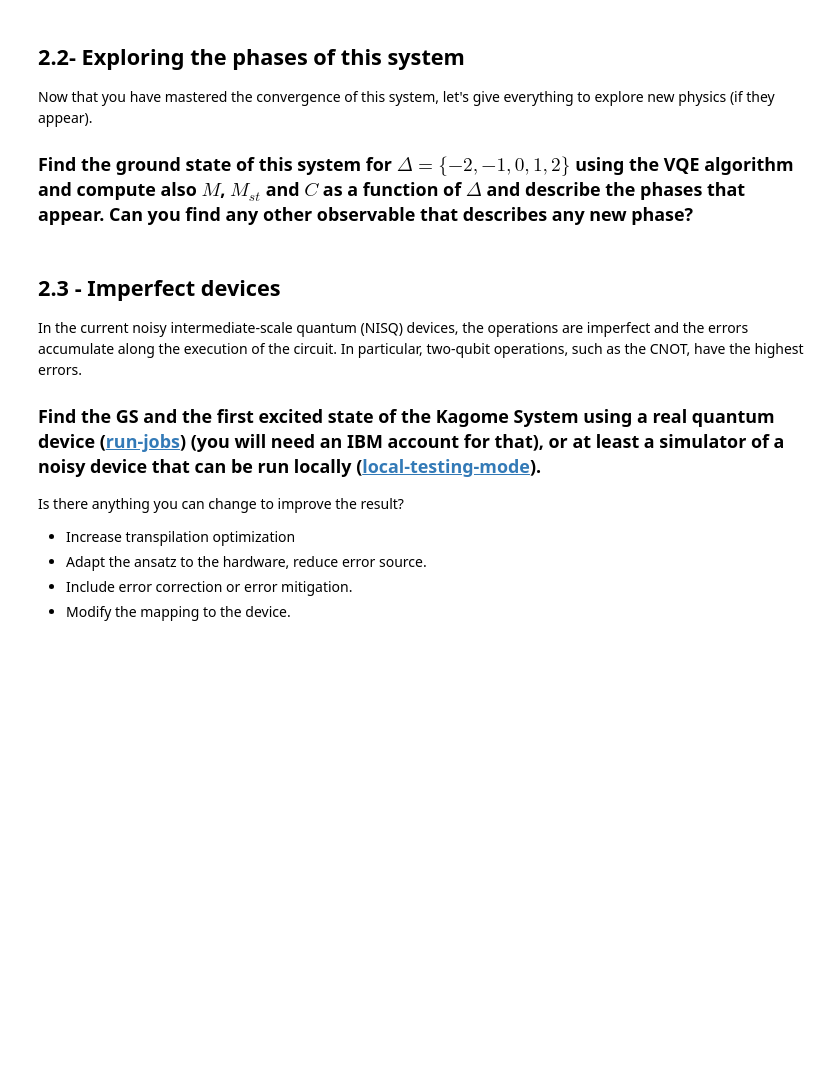
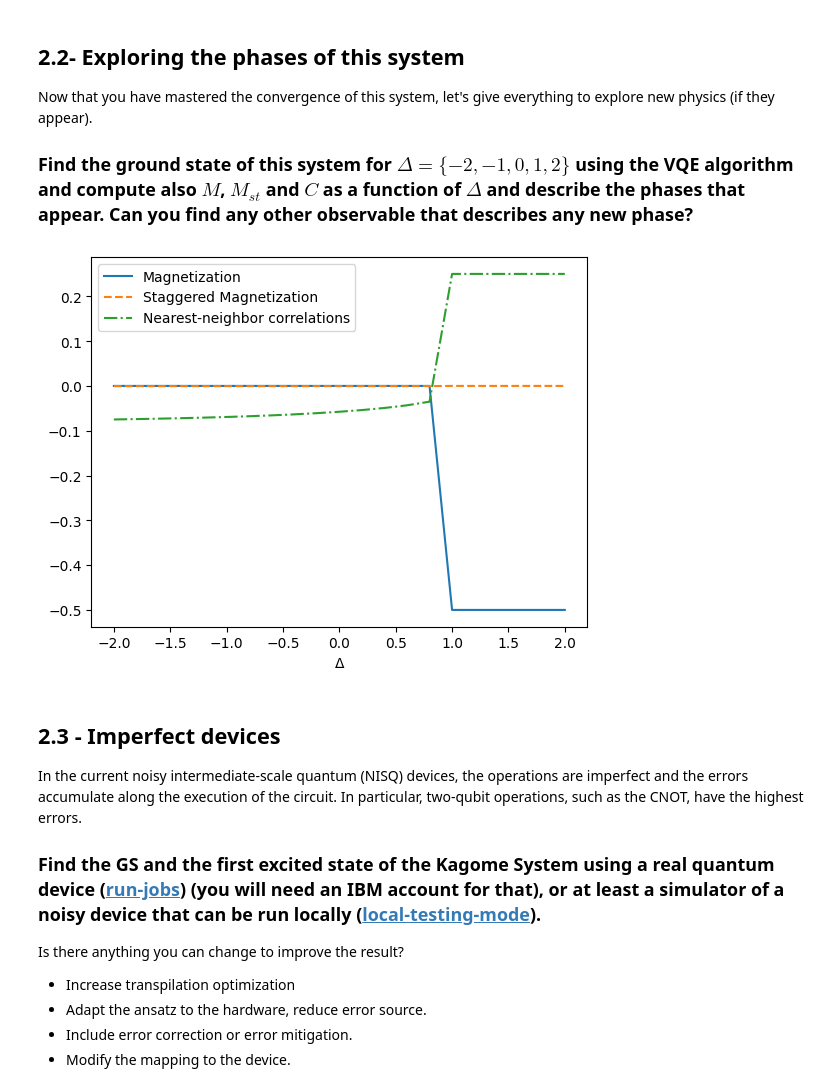
Before and after one commit to quantummasterbarcelonacode/fall-fest-24, a Jupyter notebook: notebooks/challenges/XXZ_Heisenberg_model/PhysicsChallenge.ipynb, the cells around one changed output. Drawn from its saved outputs; the diff is of its cells as text; code cells hidden in the pictures; blank space fills up the shorter version.

```diff
--- a/notebooks/challenges/XXZ_Heisenberg_model/PhysicsChallenge.ipynb
+++ b/notebooks/challenges/XXZ_Heisenberg_model/PhysicsChallenge.ipynb
@@ -1023,12 +1023,13 @@ Now that you have mastered the convergence of this system, let's give everything
 ### Find the ground state of this system for $\Delta=\{-2,-1,0,1,2\}$ using the VQE algorithm and compute also $M$, $M_{st}$ and $C$ as a function of $\Delta$ and describe the phases that appear. Can you find any other observable that describes any new phase?
 # %%
 ### Updated nearest neighbour correlator, which now depends on general graph structure:
-def compute_nearest_neighbour_correlator_general(state_vector: np.ndarray, nearest_neighbour_correlator_opeartor: SparsePauliOp) -> float:
+def compute_nearest_neighbour_correlator_general(state_vector: np.ndarray, nearest_neighbour_correlator_operator: SparsePauliOp) -> float:
     """Returns the nearest neighbour correlator of the system, given a state.
 
     Args:
         state_vector (np.ndarray): Desired state, to compute the nearest neighbour correlator from.
 
+        nearest_neighbour_correlator_operator (SparsePauliOp): Operator that describes the nearest neigbhour correlator in general graph
     Returns:
         nearest_neighbour_correlator (float): The average magnetization of the system, in the given state.
     """
@@ -1087,6 +1088,33 @@ plt.plot(deltas, nearest_neighbour_correlators, linestyle='dashdot', label="Near
 plt.xlabel("$\Delta$")
 plt.legend()
 plt.show()
+# %%
+### Test for Classical method, numerical diagonalisation
+
+deltas = np.linspace(-2,2, 21)
+magnetizations = []
+staggered_magnetizations = []
+nearest_neighbour_correlators = []
+
+delta_perturbation = 0.01
+hamiltonians = [lattice_XXZ_hamiltonian(adjacency_matrix, delta) + SparsePauliOp('Z'+'I'*(nqubits-1), coeffs=delta_perturbation) for delta in deltas]
+
+for hamiltonian in hamiltonians:
+    ground_state_vector = obtain_first_hamiltonian_eigenvalue(hamiltonian)[0]
+    # compute the magnetization, staggered magnetization and nearest neighbour correlator
+    magnetizations.append(compute_magnetization(ground_state_vector))
+    staggered_magnetizations.append(compute_staggered_magnetization(ground_state_vector))
+    nearest_neighbour_correlators.append(compute_nearest_neighbour_correlator_general(ground_state_vector, get_nearest_neighbour_correlator_operator_general(adjacency_matrix)))
+
+# Plot the results for the lattice with respect to the delta parameter
+plt.plot(deltas, magnetizations, linestyle='solid', label="Magnetization")
+plt.plot(deltas, staggered_magnetizations, linestyle='dashed', label="Staggered Magnetization")
+plt.plot(deltas, nearest_neighbour_correlators, linestyle='dashdot', label="Nearest-neighbor correlations")
+plt.xlabel("$\Delta$")
+plt.legend()
+plt.show()
+# %% [output]
+[figure, added]
 # %% [markdown]
 ## 2.3 - Imperfect devices
 
```
